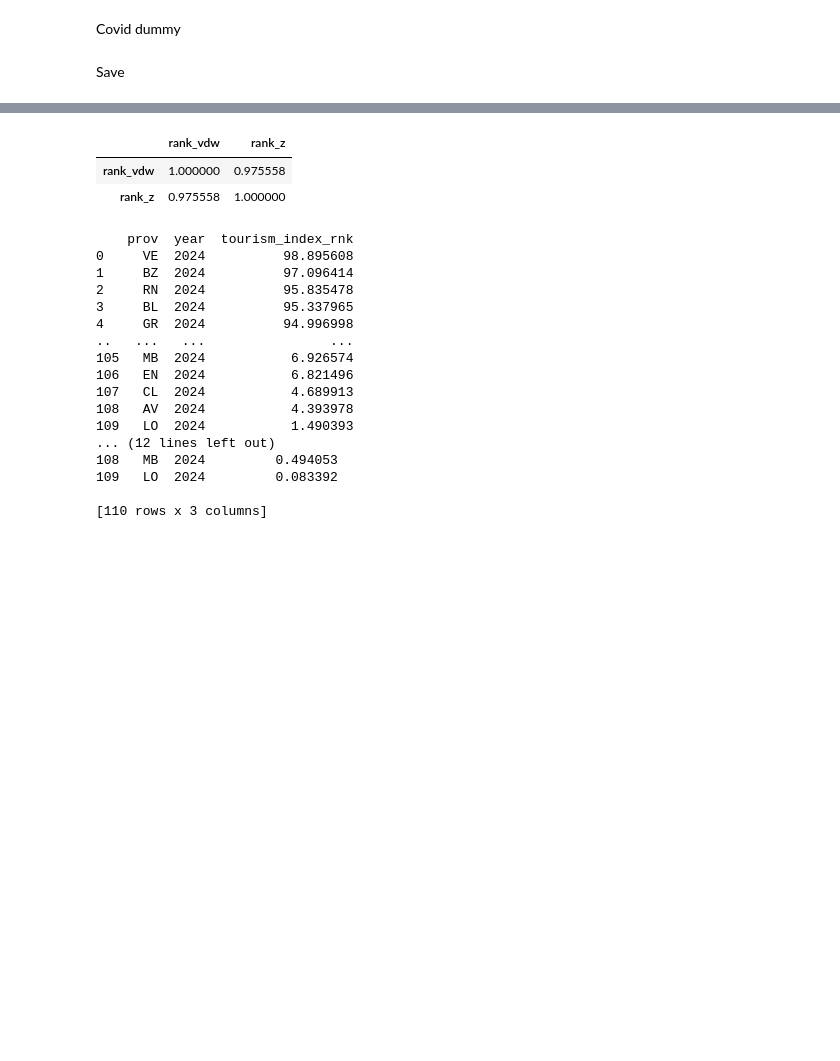
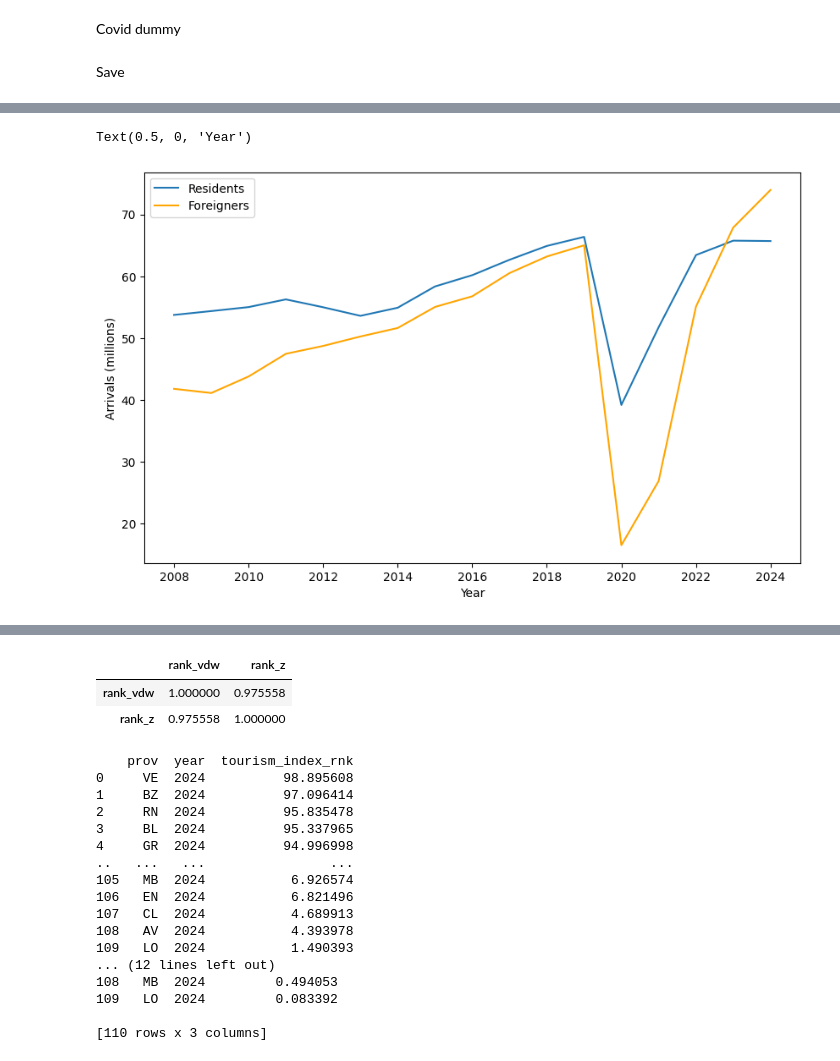
Before and after one commit to FrancescoCorti/Housing_Project, a Jupyter notebook: code/3_0_enginnering.ipynb, the cells around one changed output, grey strips where cells are left out. Saved outputs shown, nothing was run; the diff lists cells and outputs as text; code cells hidden in the pictures; blank space fills up the shorter version.

```diff
--- a/code/3_0_enginnering.ipynb
+++ b/code/3_0_enginnering.ipynb
@@ -124,3 +181,5 @@ df[["price_growth", "cpi_growth"]].corr()
+# %%
+df['prov_buy_avg_wgt'] = (df['prov_buy_min_wgt'] + df['prov_buy_max_wgt']) / 2
 # %% [markdown]
 Immigration and emigration ratios
 # %%
@@ -267,6 +327,7 @@ Group by province
 df_prov = df.groupby(['year','prov'], observed=True).agg({
     'location':'first',
     'region':'first',
+    'prov_buy_avg_wgt':'first',
     'prov_buy_min_wgt':'first',
     'prov_buy_max_wgt':'first',
     'prov_median_income_wgt':'first',
@@ -301,7 +362,8 @@ df_prov = df.groupby(['year','prov'], observed=True).agg({
 # %% [markdown]
 Log transform
 # %%
-log_col = ['prov_buy_min_wgt',
+log_col = ['prov_buy_avg_wgt',
+           'prov_buy_min_wgt',
            'prov_buy_max_wgt',
            'prov_population',
            'prov_dwellings',
@@ -348,0 +425,18 @@ Visualise
+# %%
+df_arr = pd.read_csv('datasets/arrivals_2004_2024.csv')
+
+df_arr = df_arr[(df_arr['year'] >= 2008) & (df_arr['year'] <= 2024)]
+df_arr['year'] = df_arr['year'].astype(int)
+
+divide = ['residents_arrivals','foreigners_arrivals']
+for col in divide:
+    df_arr[col] = df_arr[col] / 1000000
+# %%
+plt.figure(figsize=(10,6))
+sns.lineplot(data=df_arr, x='year', y='residents_arrivals' , label = 'Residents')
+sns.lineplot(data=df_arr, x='year', y='foreigners_arrivals' , color='orange', label = 'Foreigners')
+plt.ylabel('Arrivals (millions)')
+plt.xlabel('Year')
+# %% [output]
+Text(0.5, 0, 'Year')
+[figure, added]
```
Also changed, not shown: parts of 21 cells of this notebook, 4 other files.
